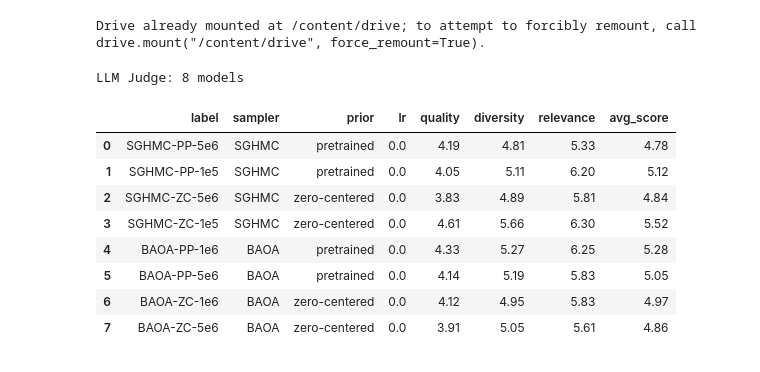
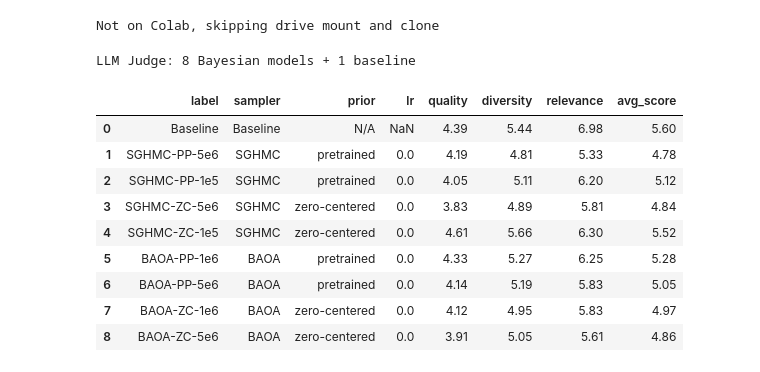
Before and after one commit to ssophiee/adl-bnn-textgen, a Jupyter notebook: notebooks/analysis_report.ipynb, the cells around one changed output. Cells and saved outputs as stored; diff of their text form; code cells hidden in the pictures.

```diff
--- a/notebooks/analysis_report.ipynb
+++ b/notebooks/analysis_report.ipynb
@@ -44,57 +43,71 @@ Results dir:  /results/evaluation
 # %%
-# Colab setup: mount Drive and clone repo
-from google.colab import drive
-drive.mount('/content/drive')
-
+# Colab setup: mount Drive and clone repo (skipped locally)
 import os
-REPO_URL = 'https://github.com/ssophiee/adl-bnn-textgen.git'
-REPO_DIR = '/content/adl-bnn-textgen'
-if not os.path.exists(REPO_DIR):
-    !git clone {REPO_URL} {REPO_DIR}
-else:
-    !cd {REPO_DIR} && git pull
-os.chdir(REPO_DIR + '/notebooks')
+try:
+    from google.colab import drive
+    drive.mount('/content/drive')
+    REPO_URL = 'https://github.com/ssophiee/adl-bnn-textgen.git'
+    REPO_DIR = '/content/adl-bnn-textgen'
+    if not os.path.exists(REPO_DIR):
+        !git clone {REPO_URL} {REPO_DIR}
+    else:
+        !cd {REPO_DIR} && git pull
+    os.chdir(REPO_DIR + '/notebooks')
+except ImportError:
+    print('Not on Colab, skipping drive mount and clone')
 # %% [output]
-Drive already mounted at /content/drive; to attempt to forcibly remount, call drive.mount("/content/drive", force_remount=True).
+Not on Colab, skipping drive mount and clone
 # %%
-# Cell 2: Load LLM Judge results (8 new models)
+# Cell 2: Load LLM Judge results (8 Bayesian models + baseline)
 # Labels encode: sampler-prior-learningRate
 # SGHMC runs: 5e-6 and 1e-5
 # BAOA runs:  1e-6 and 5e-6
 
 llm_raw = [
     {'label': 'SGHMC-PP-5e6', 'sampler': 'SGHMC', 'prior': 'pretrained',    'lr': 5e-6,  'quality': 4.19, 'diversity': 4.81, 'relevance': 5.33},
     {'label': 'SGHMC-PP-1e5', 'sampler': 'SGHMC', 'prior': 'pretrained',    'lr': 1e-5,  'quality': 4.05, 'diversity': 5.11, 'relevance': 6.20},
     {'label': 'SGHMC-ZC-5e6', 'sampler': 'SGHMC', 'prior': 'zero-centered', 'lr': 5e-6,  'quality': 3.83, 'diversity': 4.89, 'relevance': 5.81},
     {'label': 'SGHMC-ZC-1e5', 'sampler': 'SGHMC', 'prior': 'zero-centered', 'lr': 1e-5,  'quality': 4.61, 'diversity': 5.66, 'relevance': 6.30},
     {'label': 'BAOA-PP-1e6',  'sampler': 'BAOA',  'prior': 'pretrained',    'lr': 1e-6,  'quality': 4.33, 'diversity': 5.27, 'relevance': 6.25},
     {'label': 'BAOA-PP-5e6',  'sampler': 'BAOA',  'prior': 'pretrained',    'lr': 5e-6,  'quality': 4.14, 'diversity': 5.19, 'relevance': 5.83},
     {'label': 'BAOA-ZC-1e6',  'sampler': 'BAOA',  'prior': 'zero-centered', 'lr': 1e-6,  'quality': 4.12, 'diversity': 4.95, 'relevance': 5.83},
     {'label': 'BAOA-ZC-5e6',  'sampler': 'BAOA',  'prior': 'zero-centered', 'lr': 5e-6,  'quality': 3.91, 'diversity': 5.05, 'relevance': 5.61},
 ]
 
+# Baseline from generation_results_aggregated.json (deterministic pretrained model)
+# Note: evaluated with different generation configs (varied temp/topk/samples)
+baseline_llm = {'label': 'Baseline', 'sampler': 'Baseline', 'prior': 'N/A', 'lr': None,
+                'quality': 4.39, 'diversity': 5.44, 'relevance': 6.98}
+
 df_llm = pd.DataFrame(llm_raw)
+df_baseline_llm = pd.DataFrame([baseline_llm])
 metrics = ['quality', 'diversity', 'relevance']
+
+# Bayesian-only DataFrame (for sampler/prior/LR analyses)
 df_llm['avg_score'] = df_llm[metrics].mean(axis=1)
-
-# Categorize LR as "lower" or "higher" within each sampler for analysis
 df_llm['lr_category'] = df_llm.groupby('sampler')['lr'].transform(
     lambda x: np.where(x == x.min(), 'lower', 'higher')
 )
 
-print(f'LLM Judge: {len(df_llm)} models')
-display(df_llm[['label', 'sampler', 'prior', 'lr', 'quality', 'diversity', 'relevance', 'avg_score']].round(2))
+# Combined DataFrame (for plots that include baseline)
+df_baseline_llm['avg_score'] = df_baseline_llm[metrics].mean(axis=1)
+df_baseline_llm['lr_category'] = 'N/A'
+df_all_llm = pd.concat([df_baseline_llm, df_llm], ignore_index=True)
+
+print(f'LLM Judge: {len(df_llm)} Bayesian models + 1 baseline')
+display(df_all_llm[['label', 'sampler', 'prior', 'lr', 'quality', 'diversity', 'relevance', 'avg_score']].round(2))
 # %% [output]
-LLM Judge: 8 models
+LLM Judge: 8 Bayesian models + 1 baseline
 |  | label | sampler | prior | lr | quality | diversity | relevance | avg_score |
-| 0 | SGHMC-PP-5e6 | SGHMC | pretrained | 0.0 | 4.19 | 4.81 | 5.33 | 4.78 |
-| 1 | SGHMC-PP-1e5 | SGHMC | pretrained | 0.0 | 4.05 | 5.11 | 6.20 | 5.12 |
-| 2 | SGHMC-ZC-5e6 | SGHMC | zero-centered | 0.0 | 3.83 | 4.89 | 5.81 | 4.84 |
-| 3 | SGHMC-ZC-1e5 | SGHMC | zero-centered | 0.0 | 4.61 | 5.66 | 6.30 | 5.52 |
-| 4 | BAOA-PP-1e6 | BAOA | pretrained | 0.0 | 4.33 | 5.27 | 6.25 | 5.28 |
-| 5 | BAOA-PP-5e6 | BAOA | pretrained | 0.0 | 4.14 | 5.19 | 5.83 | 5.05 |
-| 6 | BAOA-ZC-1e6 | BAOA | zero-centered | 0.0 | 4.12 | 4.95 | 5.83 | 4.97 |
-| 7 | BAOA-ZC-5e6 | BAOA | zero-centered | 0.0 | 3.91 | 5.05 | 5.61 | 4.86 |
+| 0 | Baseline | Baseline | N/A | NaN | 4.39 | 5.44 | 6.98 | 5.60 |
+| 1 | SGHMC-PP-5e6 | SGHMC | pretrained | 0.0 | 4.19 | 4.81 | 5.33 | 4.78 |
+| 2 | SGHMC-PP-1e5 | SGHMC | pretrained | 0.0 | 4.05 | 5.11 | 6.20 | 5.12 |
+| 3 | SGHMC-ZC-5e6 | SGHMC | zero-centered | 0.0 | 3.83 | 4.89 | 5.81 | 4.84 |
+| 4 | SGHMC-ZC-1e5 | SGHMC | zero-centered | 0.0 | 4.61 | 5.66 | 6.30 | 5.52 |
+| 5 | BAOA-PP-1e6 | BAOA | pretrained | 0.0 | 4.33 | 5.27 | 6.25 | 5.28 |
+| 6 | BAOA-PP-5e6 | BAOA | pretrained | 0.0 | 4.14 | 5.19 | 5.83 | 5.05 |
+| 7 | BAOA-ZC-1e6 | BAOA | zero-centered | 0.0 | 4.12 | 4.95 | 5.83 | 4.97 |
+| 8 | BAOA-ZC-5e6 | BAOA | zero-centered | 0.0 | 3.91 | 5.05 | 5.61 | 4.86 |
 # %%
 # Cell 3: Load Automated Metrics (8 new models)
 
```
Also changed, not shown: parts of 14 cells of this notebook, 5 other files.
